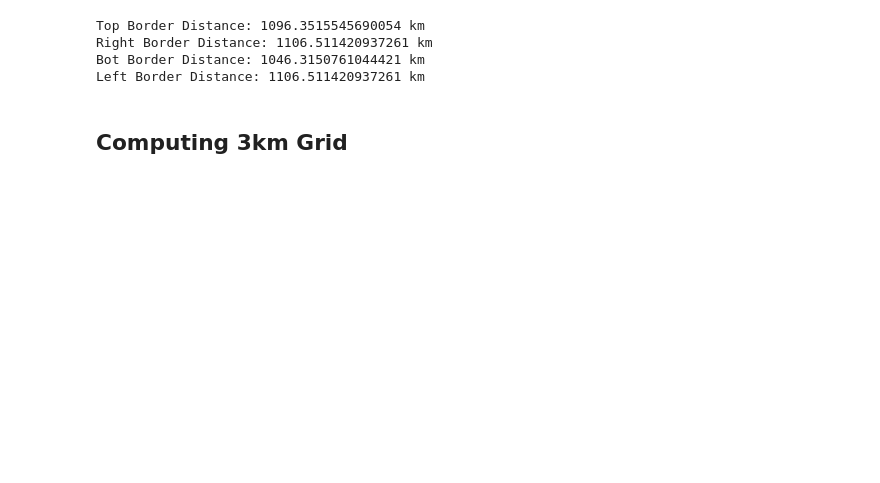
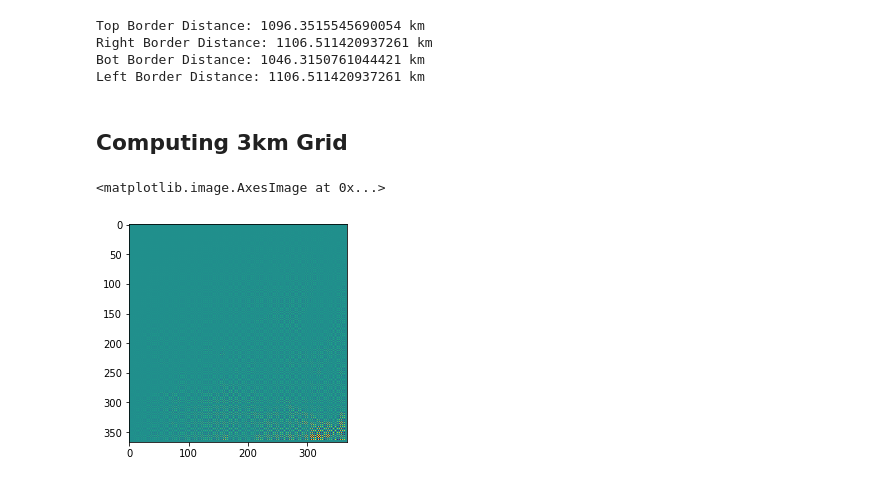
Before and after one commit to ssivak3/Deforestation-Data-Processing, a Jupyter notebook: notebooks/data_aggregation.ipynb, the cells around one changed output. Drawn from its saved outputs; the diff is of its cells as text; code cells hidden in the pictures; blank space fills up the shorter version.

```diff
--- a/notebooks/data_aggregation.ipynb
+++ b/notebooks/data_aggregation.ipynb
@@ -202,8 +134,6 @@ def data_to_grid(arr, arr_spatial_res, grid_spatial_res = 3):
     # Initialize grid
     GRID_SIZE = math.ceil((arr.shape[0] * arr_spatial_res) / grid_spatial_res) + 1
     grid = np.zeros((GRID_SIZE, GRID_SIZE))
-    print((arr.shape[0] * arr_spatial_res))
-    print(GRID_SIZE)
     # Generate grid
     for y in range(0, arr.shape[0]):
         for x in range(0, arr.shape[1]):
@@ -219,8 +149,16 @@ def data_to_grid(arr, arr_spatial_res, grid_spatial_res = 3):
             grid_y_dist = y // grid_spatial_res
             grid_x_dist = x // grid_spatial_res
 
+            height_in, width_in, height_out, width_out = 0.0, 0.0, 0.0, 0.0
+
             if arr_spatial_res > grid_spatial_res:
-                pass
+                # compute height and width (in km) inside of grid
+                height_in =  y_dist + arr_spatial_res - grid_y_dist + grid_spatial_res
+                width_in =  x_dist + arr_spatial_res - grid_x_dist + grid_spatial_res
+
+                # compute height and width (in km) outside of grid
+                height_out = grid_spatial_res - height_in
+                width_out = grid_spatial_res - width_in
             else:
                 # compute height and width (in km) inside of grid
                 height_in = grid_y_dist + grid_spatial_res - y_dist + arr_spatial_res
@@ -230,13 +168,18 @@ def data_to_grid(arr, arr_spatial_res, grid_spatial_res = 3):
                 height_out = arr_spatial_res - height_in
                 width_out = arr_spatial_res - width_in
 
-                # update grid values
-                grid[grid_y, grid_x] += width_in * height_in * arr[y, x]
-                grid[grid_y + 1, grid_x] += width_in * height_out * arr[y, x]
-                grid[grid_y, grid_x + 1] += width_out * height_in * arr[y, x]
-                grid[grid_y + 1, grid_x + 1] += width_out * height_out * arr[y, x]
-    print(grid)
+            # update grid values
+            grid[grid_y, grid_x] += width_in * height_in * arr[y, x]
+            grid[grid_y + 1, grid_x] += width_in * height_out * arr[y, x]
+            grid[grid_y, grid_x + 1] += width_out * height_in * arr[y, x]
+            grid[grid_y + 1, grid_x + 1] += width_out * height_out * arr[y, x]
     return grid
+# %%
+grid = data_to_grid(maize_data_seg, maize_spatial_res)
+plt.imshow(grid)
+# %% [output]
+<matplotlib.image.AxesImage at 0x...>
+[figure, added]
 # %%
 data_to_grid(defor_data, defor_spatial_res)
 # %% [output]
```
Also changed, not shown: parts of 16 cells of this notebook, 1 other file.
